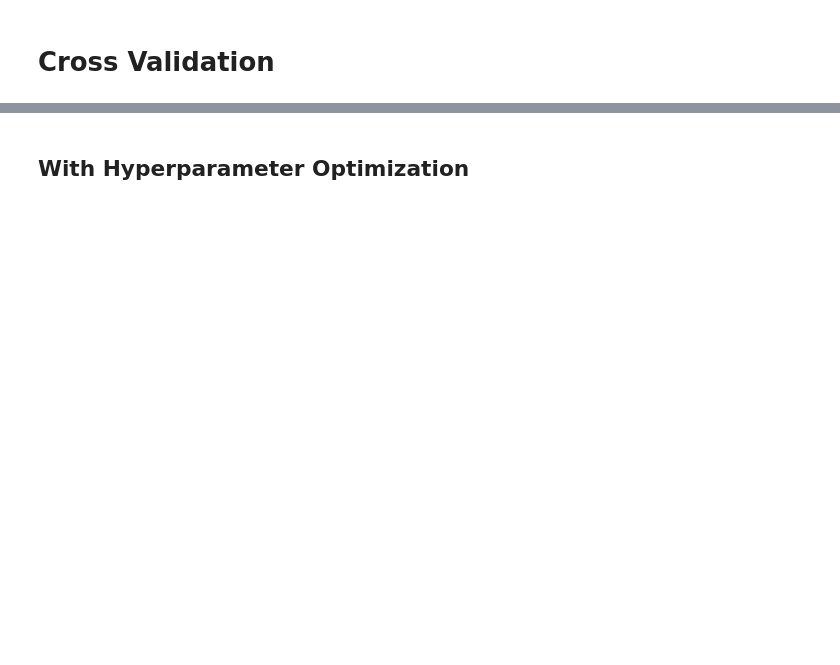
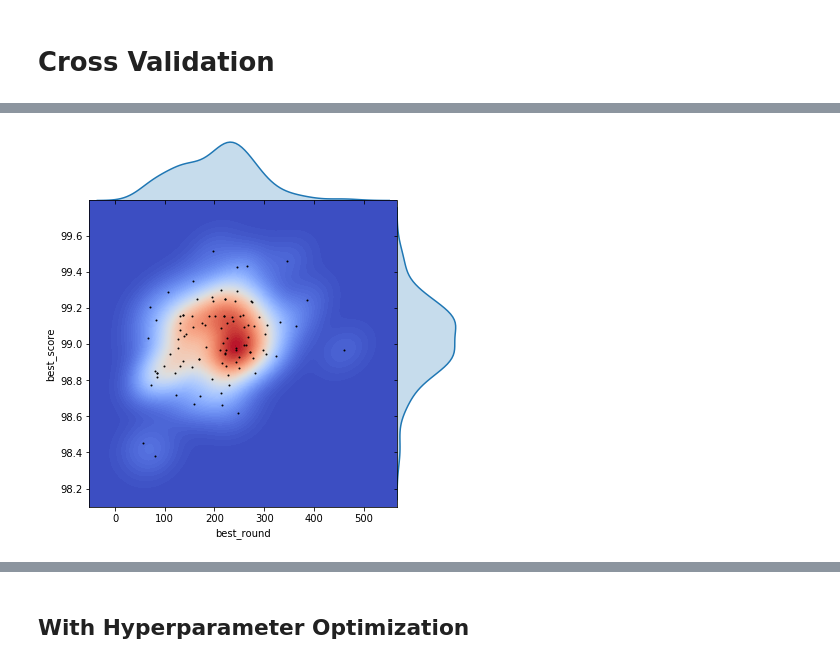
Before and after one commit to goerlitz/binary-classification, a Jupyter notebook: wisconsin-breast-cancer/wdbc_xgboost_randomness.ipynb, the cells around one changed output, grey strips where cells are left out. Saved outputs shown, nothing was run; the diff lists cells and outputs as text; code cells hidden in the pictures; blank space fills up the shorter version.

Commit message:
Added in details comparison of the cross validation results in wdbc

```diff
--- a/wisconsin-breast-cancer/wdbc_xgboost_randomness.ipynb
+++ b/wisconsin-breast-cancer/wdbc_xgboost_randomness.ipynb
@@ -240,0 +258,31 @@ MEAN: roc_auc=0.9910, accuracy=0.9622
+# %%
+#params = {**params, 'seed':random_seed}
+params = {
+    'objective':'binary:logistic',
+    'max_depth':3,
+    'learning_rate':0.05,
+}
+
+#params['eval_metric']=['auc']
+metrics=['auc']
+nfold=5
+max_rounds=1000
+
+train = xgb.DMatrix(X_train.values, y_train.values)
+test  = xgb.DMatrix(X_test.values, y_test.values)
+# %%
+def best_xgb_cv(params, train, max_rounds, nfold, metrics, early_stop, random_seed):
+    results = xgb.cv(params, train, max_rounds, nfold, stratified=True, metrics=metrics, early_stopping_rounds=early_stop, seed=random_seed)
+    #best_round = results.index[-1]
+    return results[f'test-{metrics[-1]}-mean'].reset_index().values[-1]
+
+cv_results = []
+rs = np.random.RandomState(42)
+start = time()
+eval_rounds = 100
+
+for i in range(eval_rounds):
+    random_seed = rs.randint(1000)
+    best_it, score = best_xgb_cv(params, train, max_rounds, nfold, metrics, early_stop, random_seed)
+    cv_results.append({'best_round':best_it, 'best_score':score, 'seed':random_seed})
+print("took %.1f seconds" % (time() - start))
@@ -240,0 +291,3 @@ MEAN: roc_auc=0.9910, accuracy=0.9622
+# %%
+df_cv = pd.DataFrame(cv_results)
+df_cv.head()
@@ -240,0 +301,12 @@ MEAN: roc_auc=0.9910, accuracy=0.9622
+# %%
+def joint_plot(x, y, title=None):
+    g = sns.jointplot(x, y, kind="kde", space=0, n_levels=100, cmap='coolwarm')
+    #g.ax_joint.axhline(y=df_cv.best_score.median()*100, color='lightblue', linestyle='--')
+    #g.ax_joint.axvline(x=df_cv.best_round.median(), color='lightblue', linestyle='--')
+    g.plot_joint(plt.scatter, c="k", s=1, linewidth=1)
+    g.fig.suptitle(title)
+    g.fig.subplots_adjust(top=0.95)
+
+joint_plot(df_cv.best_round, df_cv.best_score*100)
+# %% [output]
+[figure, added]
```
Also changed, not shown: parts of 20 cells of this notebook.
